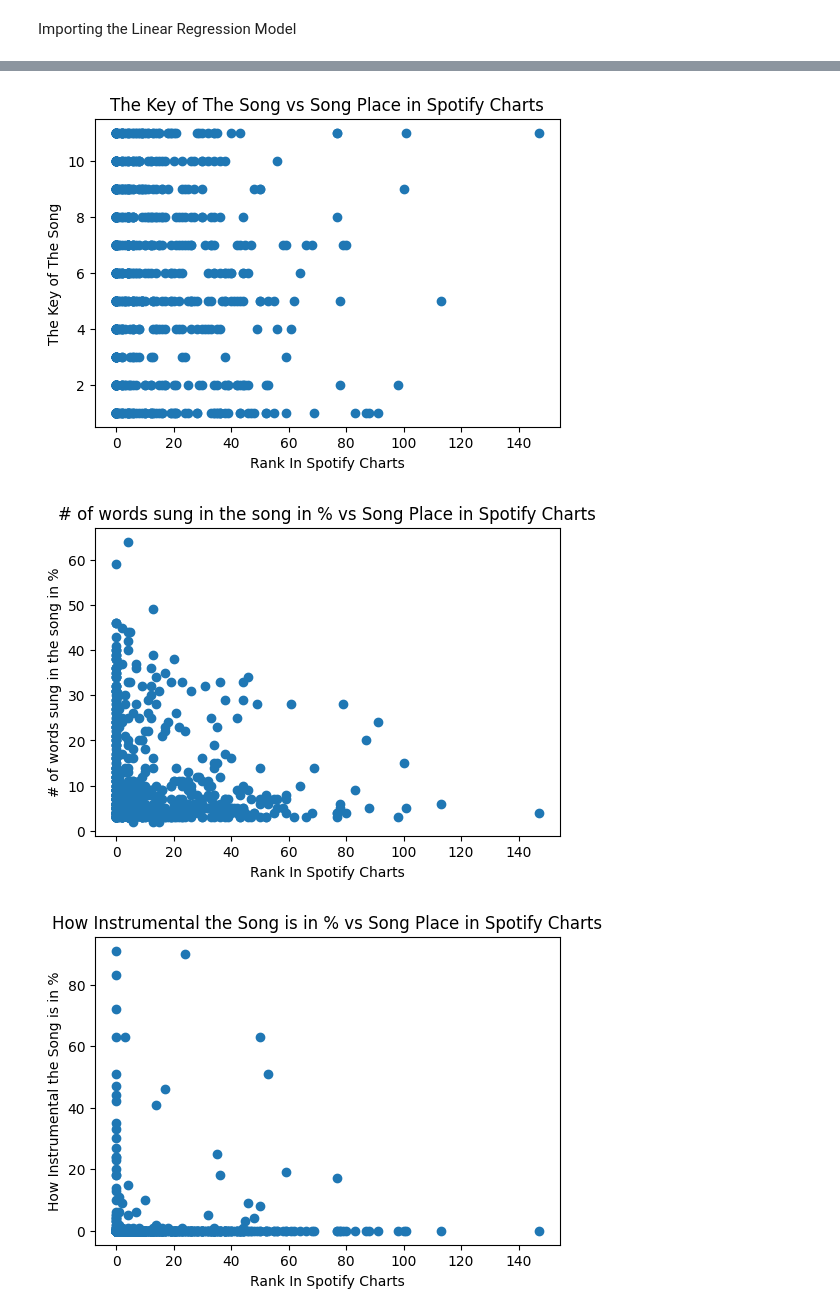
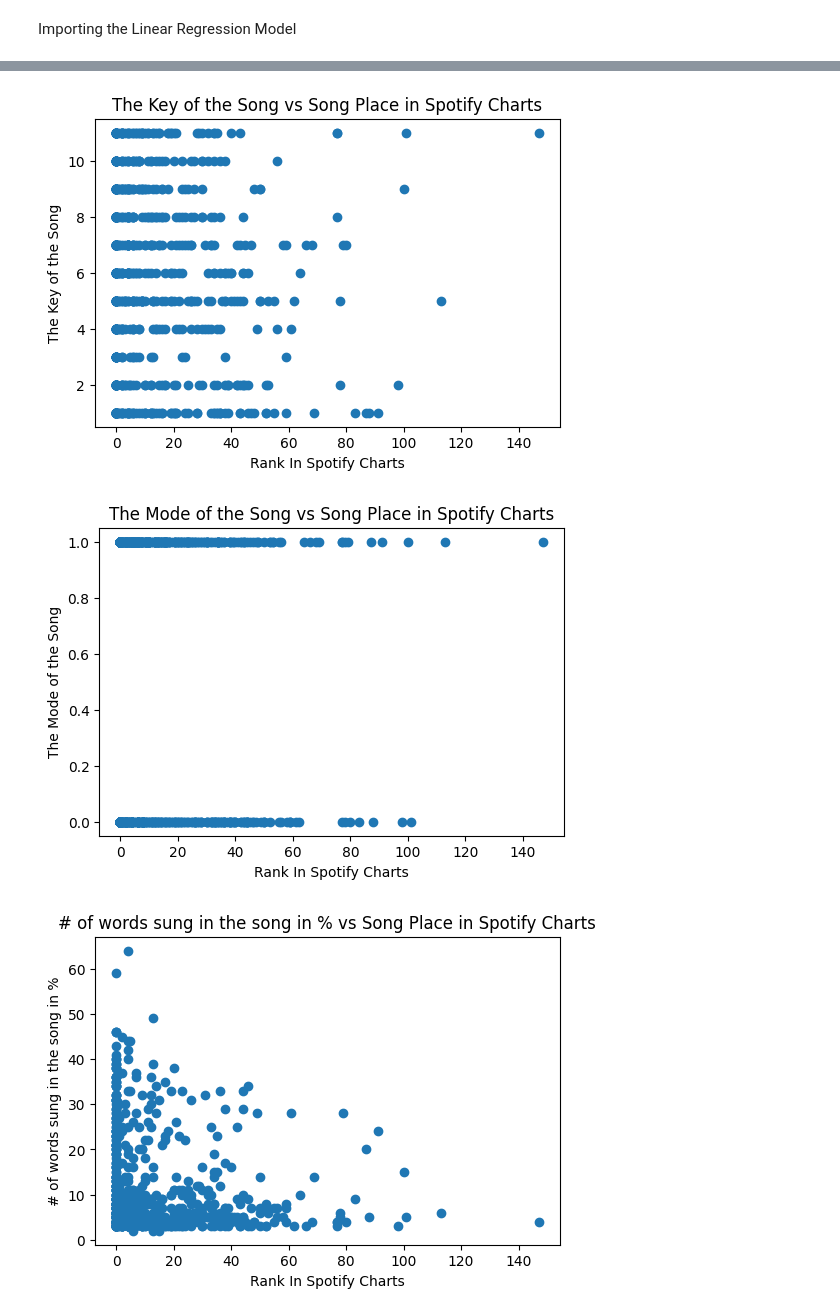
Before and after one commit to athanasiosk-it13/DSRP-Top-Spotify-Songs-2023, a Jupyter notebook: Spotify_Top_Songs_2023_Extensive_Data_Analysis_Project.ipynb, the cells around one changed output, grey strips where cells are left out. Saved outputs shown, nothing was run; the diff lists cells and outputs as text; code cells hidden in the pictures.

```diff
--- a/Spotify_Top_Songs_2023_Extensive_Data_Analysis_Project.ipynb
+++ b/Spotify_Top_Songs_2023_Extensive_Data_Analysis_Project.ipynb
@@ -226,7 +218,7 @@ headers = {'Authorization': f'Bearer {token}'}
 unknown_keys = []
 
 # 8. Fill in missing key values
-for idx, row in spotify_df[spotify_df['The Key of The Song'].isnull()].iterrows():
+for idx, row in spotify_df[spotify_df['The Key of the Song'].isnull()].iterrows():
     track_name = row['Tracks']
     artist_name = row['Artists']
 
@@ -234,7 +226,7 @@ for idx, row in spotify_df[spotify_df['The Key of The Song'].isnull()].iterrows(
     key_number = get_track_key(track_id, headers)
     key_name = key_map.get(key_number, 'Unknown')
 
-    spotify_df.at[idx, 'The Key of The Song'] = key_name
+    spotify_df.at[idx, 'The Key of the Song'] = key_name
 
     if key_name == 'Unknown':
         unknown_keys.append({
@@ -250,9 +242,9 @@ def convert_key_value(val):
         return key_map.get(val, 'Unknown')
     return val
 
-spotify_df['The Key of The Song'] = spotify_df['The Key of The Song'].apply(convert_key_value)
+spotify_df['The Key of the Song'] = spotify_df['The Key of the Song'].apply(convert_key_value)
 # %%
-spotify_df= spotify_df[spotify_df["The Key of The Song"] != 'Unknown']
+spotify_df= spotify_df[spotify_df["The Key of the Song"] != 'Unknown']
 spotify_df.dropna(subset=['Song Place in Shazam Charts'],inplace=True)
 # %% [markdown]
 Ran spotify_df.head after Filtered Null Values
@@ -285,14 +277,14 @@ Do these specific features of bpm and key of songs have the effect of the number
 # %% [markdown]
 # Step 8. Creating A Linear Regression Model for the Spotify 2023 DataSet.
 # %%
-spotify_df['The Key of The Song'] = spotify_df['The Key of The Song'].str.strip().replace({'C#': 'C♯/D♭', 'Db': 'C♯/D♭','D#': 'D♯/E♭','Eb': 'D♯/E♭', 'F#':'F♯/G♭', 'G#':'G♯/A♭','A#':'A♯/B♭'})
+spotify_df['The Key of the Song'] = spotify_df['The Key of the Song'].str.strip().replace({'C#': 'C♯/D♭', 'Db': 'C♯/D♭','D#': 'D♯/E♭','Eb': 'D♯/E♭', 'F#':'F♯/G♭', 'G#':'G♯/A♭','A#':'A♯/B♭'})
 # %%
 #features = spotify_df[['The BPM of The Song', 'The Key of The Song', '']] #PlaceHolder for Linear Regression Model
 
 
 key_map = {'C': 0,'C♯/D♭':1 ,'D': 2,'D♯/E♭': 3,'E': 4,'F': 5,'F♯/G♭': 6,'G': 7,'G♯/A♭':8 ,'A':9 ,'A♯/B♭':10 ,'B': 11}
 major_map = {'Major': 1, 'Minor':0}
-spotify_df['The Key of The Song']=spotify_df['The Key of The Song'].map(key_map)
+spotify_df['The Key of the Song']=spotify_df['The Key of the Song'].map(key_map)
 spotify_df['The Mode of the Song']=spotify_df['The Mode of the Song'].map(major_map)
 # %%
 spotify_df.head()
@@ -324,19 +316,19 @@ reg = LinearRegression()
 reg.fit(X_train, y_train)
 pred = reg.predict(X_test)
 # %%
-features = ["The BPM of the Song", "The Key of The Song", "# of words sung in the song in %", "How Instrumental the Song is in %"]
+features = ["The BPM of the Song","The Key of the Song","The Mode of the Song","# of words sung in the song in %","How Positive the Song is in %"]
 
 target = spotify_df["Song Place in Spotify Charts"]
 
 for feature in features:
     plt.figure(figsize=(6, 4))
     plt.scatter(target,spotify_df[feature])
     plt.xlabel("Rank In Spotify Charts")
     plt.ylabel(feature)
     plt.title(f"{feature} vs Song Place in Spotify Charts")
     plt.show()
 # %% [output]
 [figure]
 [figure]
-[figure, old version]
+[figure, new version]
-[figure, old version]
+[figure, new version]
```
Also changed, not shown: parts of 16 cells of this notebook.
